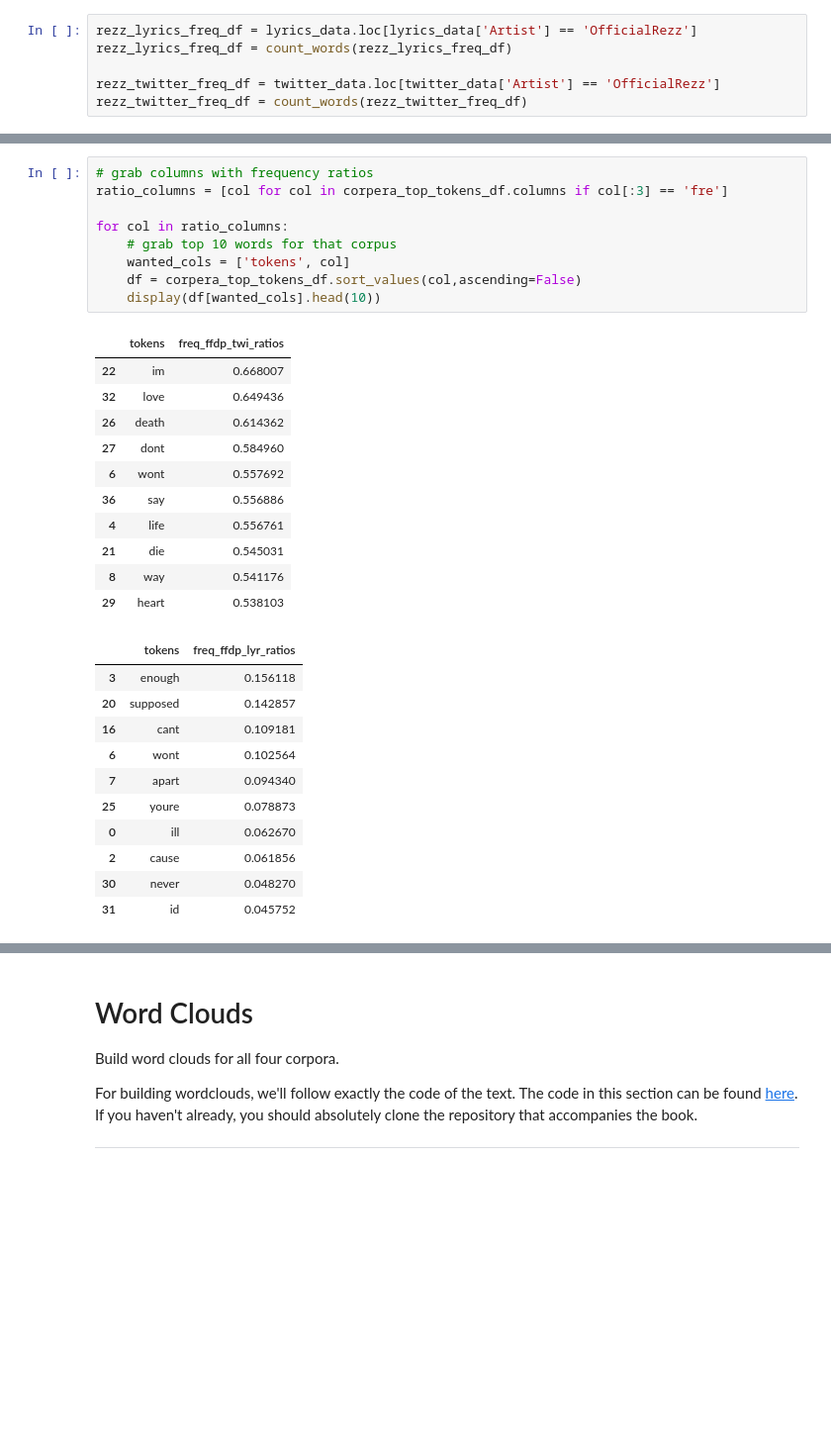
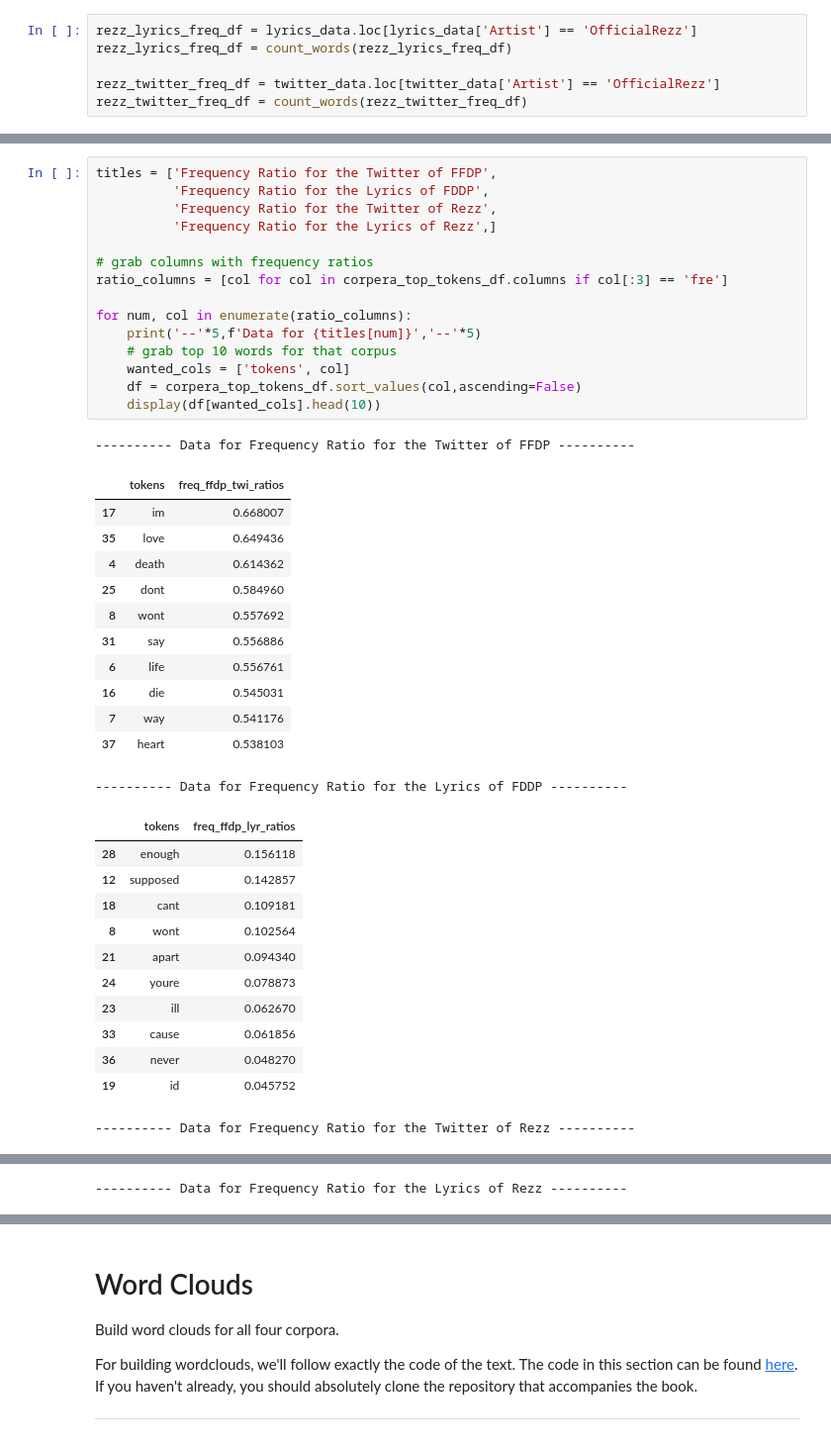
Before and after one commit to CFRichardson/ADS_509_HW3, a Jupyter notebook: Group Comparison.ipynb, the cells around one changed output, grey strips where cells are left out. Shown at 99% size. Cells and saved outputs as stored; diff of their text form; blank space fills up the shorter version.

```diff
--- a/Group Comparison.ipynb
+++ b/Group Comparison.ipynb
@@ -543,33 +565,42 @@ corpera_top_tokens_df.head(2)
 # %%
+titles = ['Frequency Ratio for the Twitter of FFDP',
+          'Frequency Ratio for the Lyrics of FDDP',
+          'Frequency Ratio for the Twitter of Rezz',
+          'Frequency Ratio for the Lyrics of Rezz',]
+
 # grab columns with frequency ratios
 ratio_columns = [col for col in corpera_top_tokens_df.columns if col[:3] == 'fre']
 
-for col in ratio_columns:
+for num, col in enumerate(ratio_columns):
+    print('--'*5,f'Data for {titles[num]}','--'*5)
     # grab top 10 words for that corpus
     wanted_cols = ['tokens', col]
     df = corpera_top_tokens_df.sort_values(col,ascending=False)
     display(df[wanted_cols].head(10))
 # %% [output]
+---------- Data for Frequency Ratio for the Twitter of FFDP ----------
 |  | tokens | freq_ffdp_twi_ratios |
-| 22 | im | 0.668007 |
-| 32 | love | 0.649436 |
-| 26 | death | 0.614362 |
-| 27 | dont | 0.584960 |
-| 6 | wont | 0.557692 |
-| 36 | say | 0.556886 |
-| 4 | life | 0.556761 |
-| 21 | die | 0.545031 |
-| 8 | way | 0.541176 |
-| 29 | heart | 0.538103 |
+| 17 | im | 0.668007 |
+| 35 | love | 0.649436 |
+| 4 | death | 0.614362 |
+| 25 | dont | 0.584960 |
+| 8 | wont | 0.557692 |
+| 31 | say | 0.556886 |
+| 6 | life | 0.556761 |
+| 16 | die | 0.545031 |
+| 7 | way | 0.541176 |
+| 37 | heart | 0.538103 |
+---------- Data for Frequency Ratio for the Lyrics of FDDP ----------
 |  | tokens | freq_ffdp_lyr_ratios |
-| 3 | enough | 0.156118 |
-| 20 | supposed | 0.142857 |
-| 16 | cant | 0.109181 |
-| 6 | wont | 0.102564 |
-| 7 | apart | 0.094340 |
-| 25 | youre | 0.078873 |
-| 0 | ill | 0.062670 |
-| 2 | cause | 0.061856 |
-| 30 | never | 0.048270 |
-| 31 | id | 0.045752 |
+| 28 | enough | 0.156118 |
+| 12 | supposed | 0.142857 |
+| 18 | cant | 0.109181 |
+| 8 | wont | 0.102564 |
+| 21 | apart | 0.094340 |
+| 24 | youre | 0.078873 |
+| 23 | ill | 0.062670 |
+| 33 | cause | 0.061856 |
+| 36 | never | 0.048270 |
+| 19 | id | 0.045752 |
+---------- Data for Frequency Ratio for the Twitter of Rezz ----------
 |  | tokens | freq_rezz_twi_ratios |
@@ -586 +617,2 @@ for col in ratio_columns:
+---------- Data for Frequency Ratio for the Lyrics of Rezz ----------
 |  | tokens | freq_rezz_lyr_ratios |
```
Also changed, not shown: parts of 22 cells of this notebook, 1 other file.
